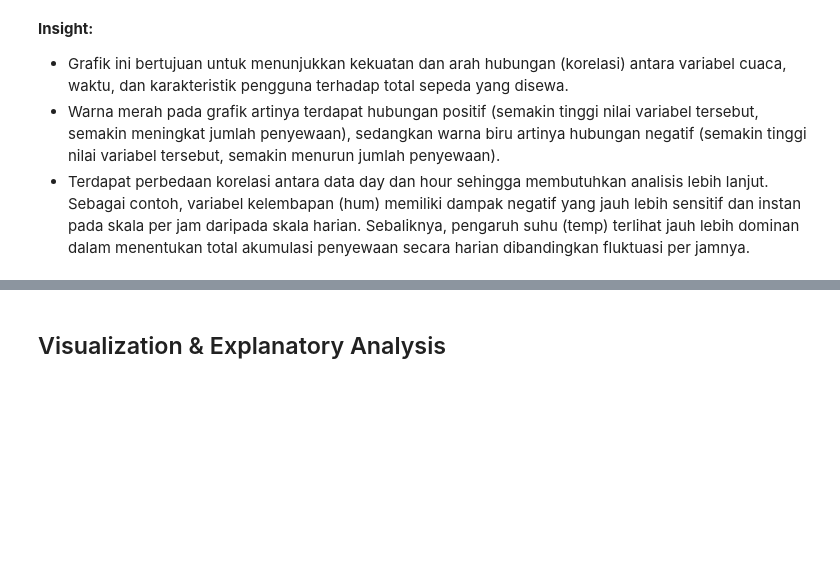
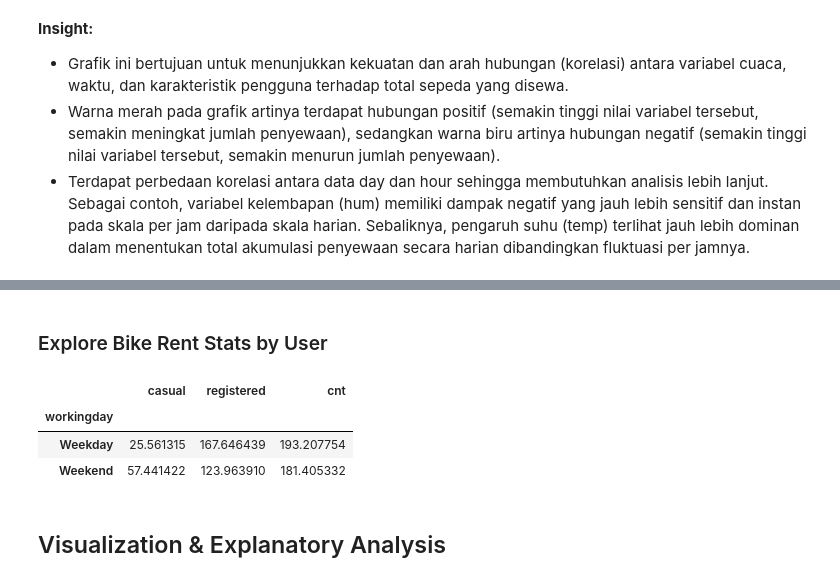
Before and after one commit to rajasmdra/bike-sharing-analysis, a Jupyter notebook: Proyek_Analisis_Data.ipynb, the cells around one changed output, grey strips where cells are left out. Drawn from its saved outputs; the diff is of its cells as text; code cells hidden in the pictures; blank space fills up the shorter version.

```diff
--- a/Proyek_Analisis_Data.ipynb
+++ b/Proyek_Analisis_Data.ipynb
@@ -369,3 +458,16 @@ plt.show()
+# %% [markdown]
+### Explore Bike Rent Stats by User
+# %%
+hour_df.groupby('workingday').agg({
+    'casual': 'mean',
+    'registered': 'mean',
+    'cnt': 'mean'
+})
+# %% [output]
+|  | casual | registered | cnt |
+| workingday |  |  |  |
+| Weekday | 25.561315 | 167.646439 | 193.207754 |
+| Weekend | 57.441422 | 123.963910 | 181.405332 |
 # %% [markdown]
 ## Visualization & Explanatory Analysis
 # %% [markdown]
```
Also changed, not shown: parts of 12 cells of this notebook.
